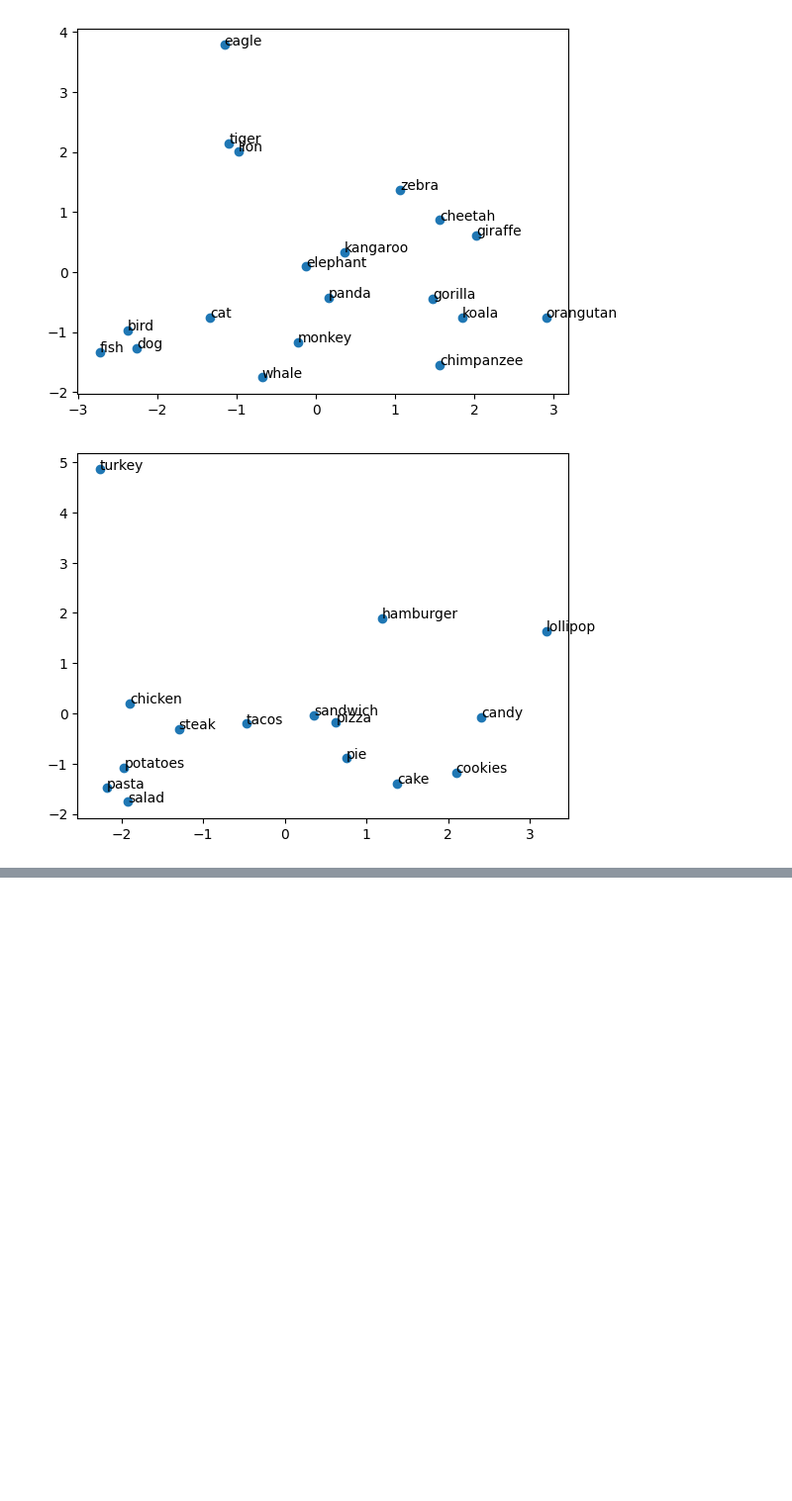
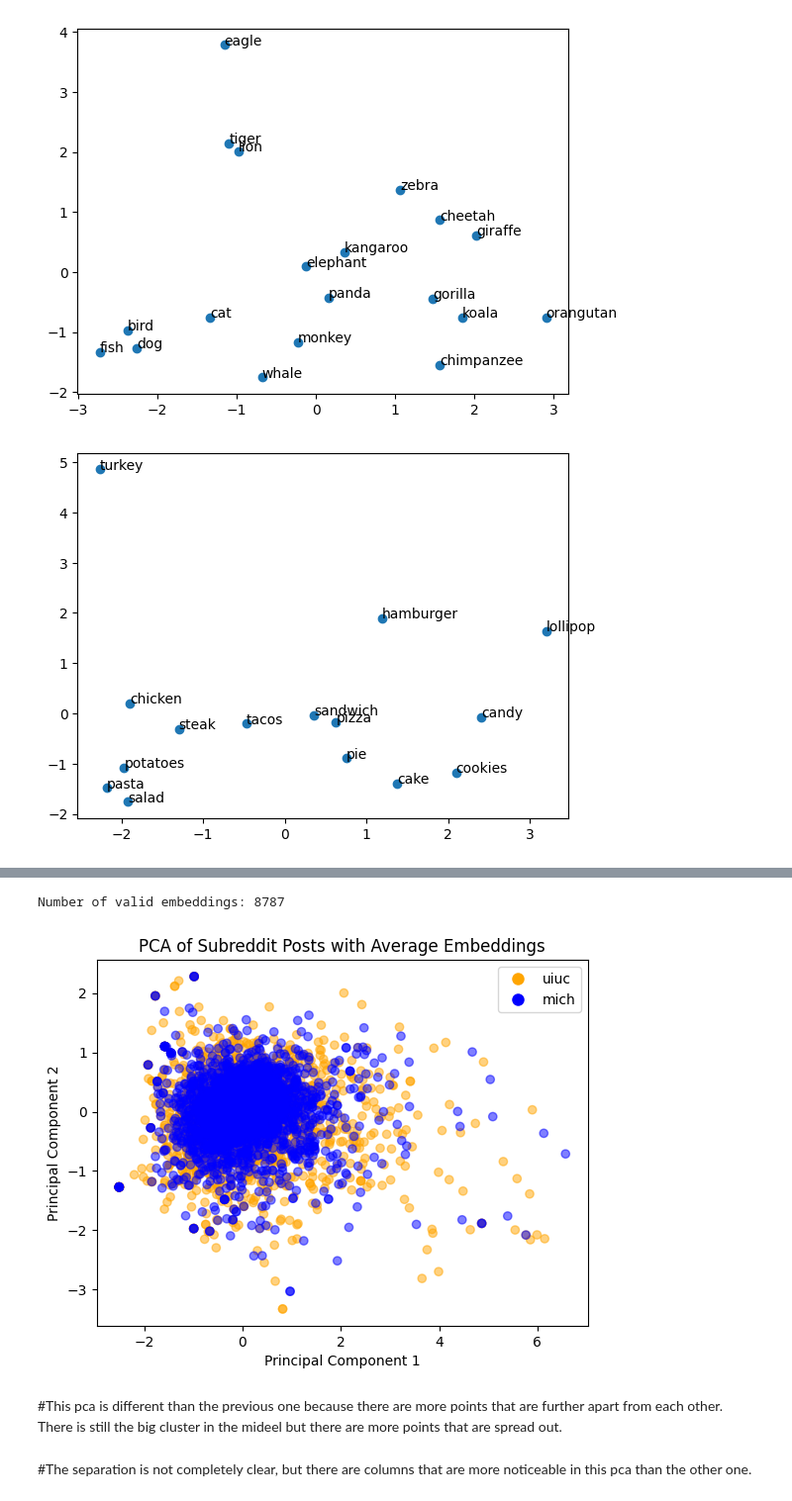
Before and after one commit to MattV15/project3-embeddings, a Jupyter notebook: Project 3 MVD.ipynb, the cells around one changed output, grey strips where cells are left out. Shown at 99% size. Cells and saved outputs as stored; diff of their text form; code cells hidden in the pictures; blank space fills up the shorter version.

```diff
--- a/Project 3 MVD.ipynb
+++ b/Project 3 MVD.ipynb
@@ -314,3 +350,78 @@ IndexError: index 15 is out of bounds for axis 0 with size 15
+# %%
+#AI generated code
+#pca of datasets with average embeddings implemented
+import numpy as np
+import matplotlib.pyplot as plt
+from sklearn.decomposition import PCA
+import gensim.downloader
+
+# Function to calculate average embedding
+def avg_embedding(sentence, model):
+    words = sentence.split()
+    embeddings = [model[word] for word in words if word in model]
+    if not embeddings:
+        return np.zeros(model.vector_size)  # Return a zero vector if no words found
+    return np.mean(embeddings, axis=0)
+
+# Load your data
+sentences_uiuc = list(uiuc["text"])
+sentences_mich = list(mich["text"])
+
+# Create labels for the sentences
+labels_uiuc = ['uiuc'] * len(sentences_uiuc)
+labels_mich = ['mich'] * len(sentences_mich)
+labels = labels_uiuc + labels_mich
+
+# Combine sentences
+sentences = sentences_uiuc + sentences_mich
+
+# Load GloVe model
+twitter_model = gensim.downloader.load("glove-twitter-100")
+
+# Calculate average embeddings
+avg_embeddings = [avg_embedding(sentence, twitter_model) for sentence in sentences]
+
+# Filter out zero vectors
+avg_embeddings = [embedding for embedding in avg_embeddings if not np.all(embedding == 0)]
+
+# Filter corresponding labels for valid embeddings
+valid_indices = [i for i, embedding in enumerate(avg_embeddings) if not np.all(embedding == 0)]
+filtered_labels = [labels[i] for i in valid_indices]
+
+# Print number of valid embeddings
+print(f"Number of valid embeddings: {len(avg_embeddings)}")
+
+# If there are not enough embeddings, handle that case
+if len(avg_embeddings) < 2:
+    print("Not enough valid embeddings to perform PCA.")
+else:
+    # Perform PCA
+    pca = PCA(n_components=2)
+    X_pca = pca.fit_transform(avg_embeddings)
+
+    # Define color mapping
+    color_map = {'uiuc': 'orange', 'mich': 'blue'}
+    colors = [color_map[label] for label in filtered_labels]
+
+    # Plot PCA with color coding
+    plt.scatter(X_pca[:, 0], X_pca[:, 1], c=colors, alpha=0.5)
+    plt.title("PCA of Subreddit Posts with Average Embeddings")
+    plt.xlabel("Principal Component 1")
+    plt.ylabel("Principal Component 2")
+
+    # Create legend
+    handles = [plt.Line2D([0], [0], marker='o', color='w', label=label,
+                           markerfacecolor=color_map[label], markersize=10) for label in color_map]
+    plt.legend(handles=handles)
+
+    plt.show()
+# %% [output]
+Number of valid embeddings: 8787
+[figure, added]
+# %% [markdown]
+#This pca is different than the previous one because there are more points that are further apart from each other. There is still the big cluster in the mideel but there are more points that are spread out.
+# %% [markdown]
+#The separation is not completely clear, but there are columns that are more noticeable in this pca than the other one.
 # %%
 avg_embeddings
 # %% [output]
```
Also changed, not shown: parts of 29 cells of this notebook, 1 other file.
